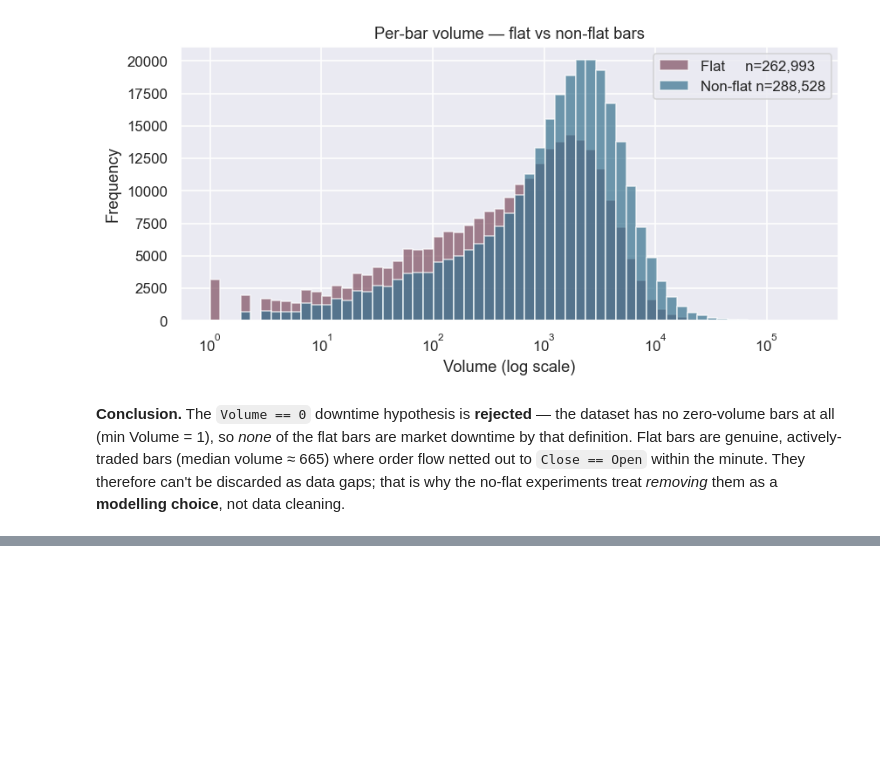
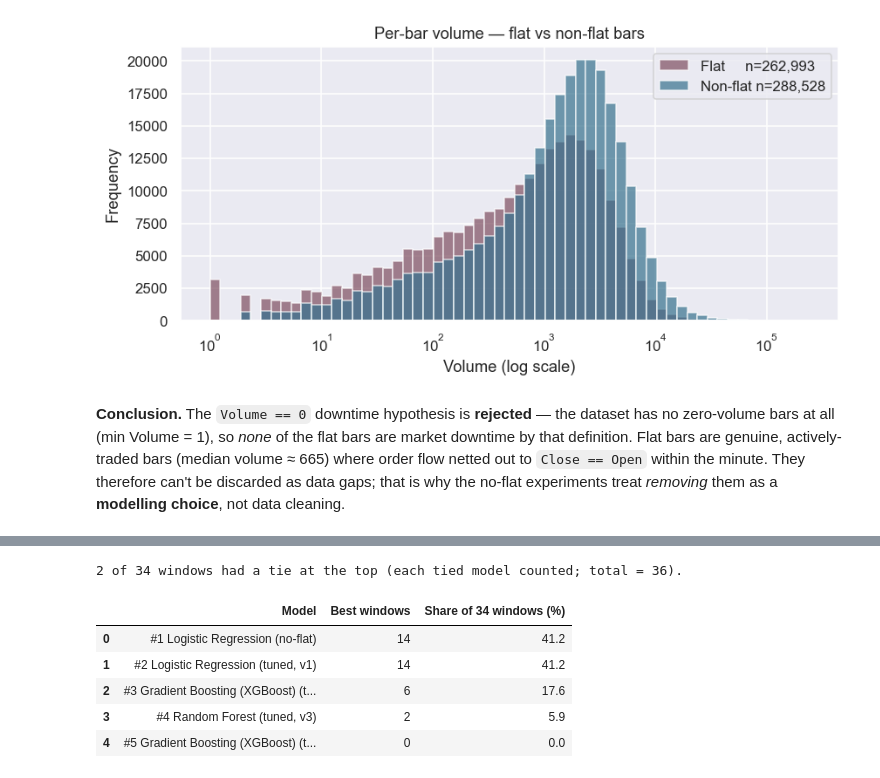
Before and after one commit to no-322/futures-prediction, a Jupyter notebook: notebooks/eda.ipynb, the cells around one changed output, grey strips where cells are left out. Cells and saved outputs as stored; diff of their text form; code cells hidden in the pictures; blank space fills up the shorter version.

```diff
--- a/notebooks/eda.ipynb
+++ b/notebooks/eda.ipynb
@@ -197,0 +266,31 @@ Flat bars at minimum Volume == 1 (thinnest market): 3,203
+# %%
+# Best-in-window tally: how many folds each model had the highest no-flat accuracy.
+# A model counts as best in a window if its accuracy equals that window's max
+# (ties: every tied model is counted, so the total can exceed the fold count).
+fold_max = wf.groupby('fold')['accuracy'].transform('max')
+best = wf[wf['accuracy'] == fold_max]
+win_counts = best['model'].value_counts()
+
+n_folds = len(folds)
+tally = pd.DataFrame(
+    {
+        'Model': [f'#{r} {m}' for r, m in
+                  wf[['rank', 'model']].drop_duplicates().sort_values('rank').values],
+        'Best windows': [int(win_counts.get(m, 0)) for m in models],
+        f'Share of {n_folds} windows (%)':
+            [round(int(win_counts.get(m, 0)) / n_folds * 100, 1) for m in models],
+    }
+).sort_values('Best windows', ascending=False).reset_index(drop=True)
+
+n_tie = int(best.groupby('fold').size().gt(1).sum())
+print(f"{n_tie} of {n_folds} windows had a tie at the top "
+      f"(each tied model counted; total = {int(tally['Best windows'].sum())}).")
+display(tally)
+# %% [output]
+2 of 34 windows had a tie at the top (each tied model counted; total = 36).
+|  | Model | Best windows | Share of 34 windows (%) |
+| 0 | #1 Logistic Regression (no-flat) | 14 | 41.2 |
+| 1 | #2 Logistic Regression (tuned, v1) | 14 | 41.2 |
+| 2 | #3 Gradient Boosting (XGBoost) (t... | 6 | 17.6 |
+| 3 | #4 Random Forest (tuned, v3) | 2 | 5.9 |
+| 4 | #5 Gradient Boosting (XGBoost) (t... | 0 | 0.0 |
```
Also changed, not shown: parts of 4 cells of this notebook, 19 other files.
